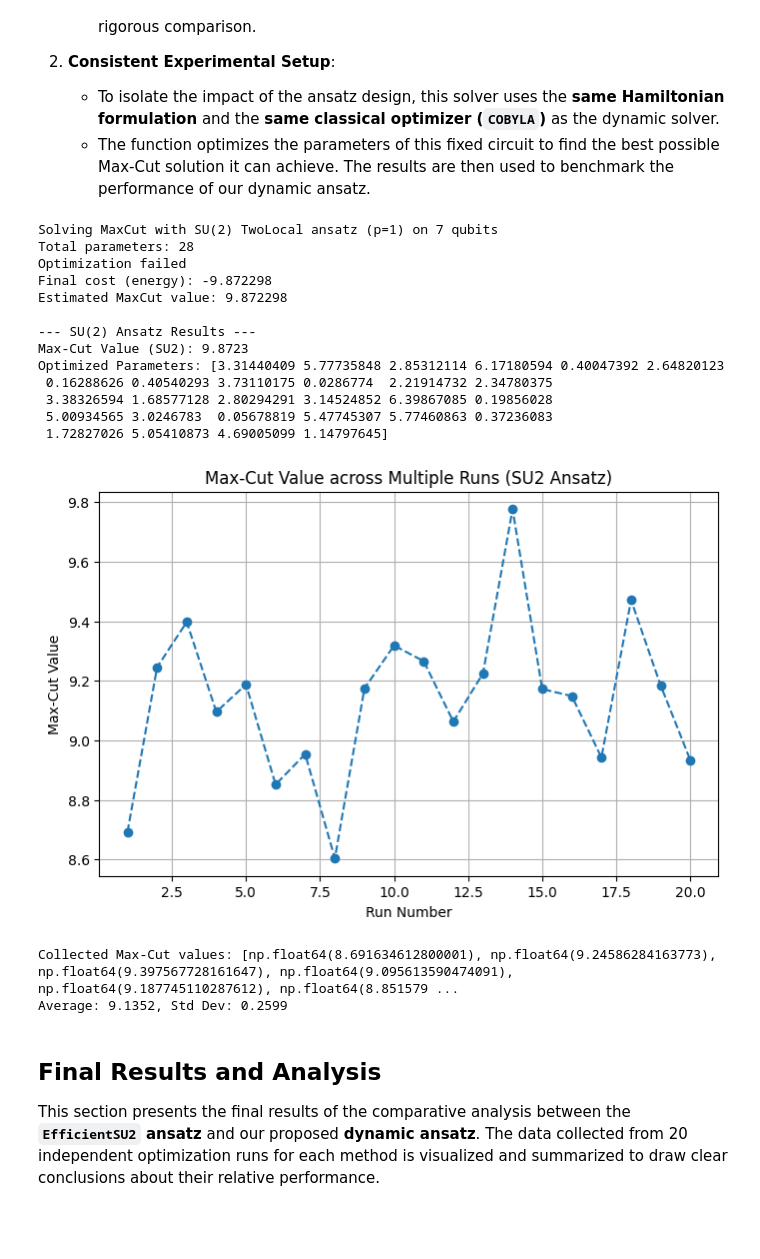
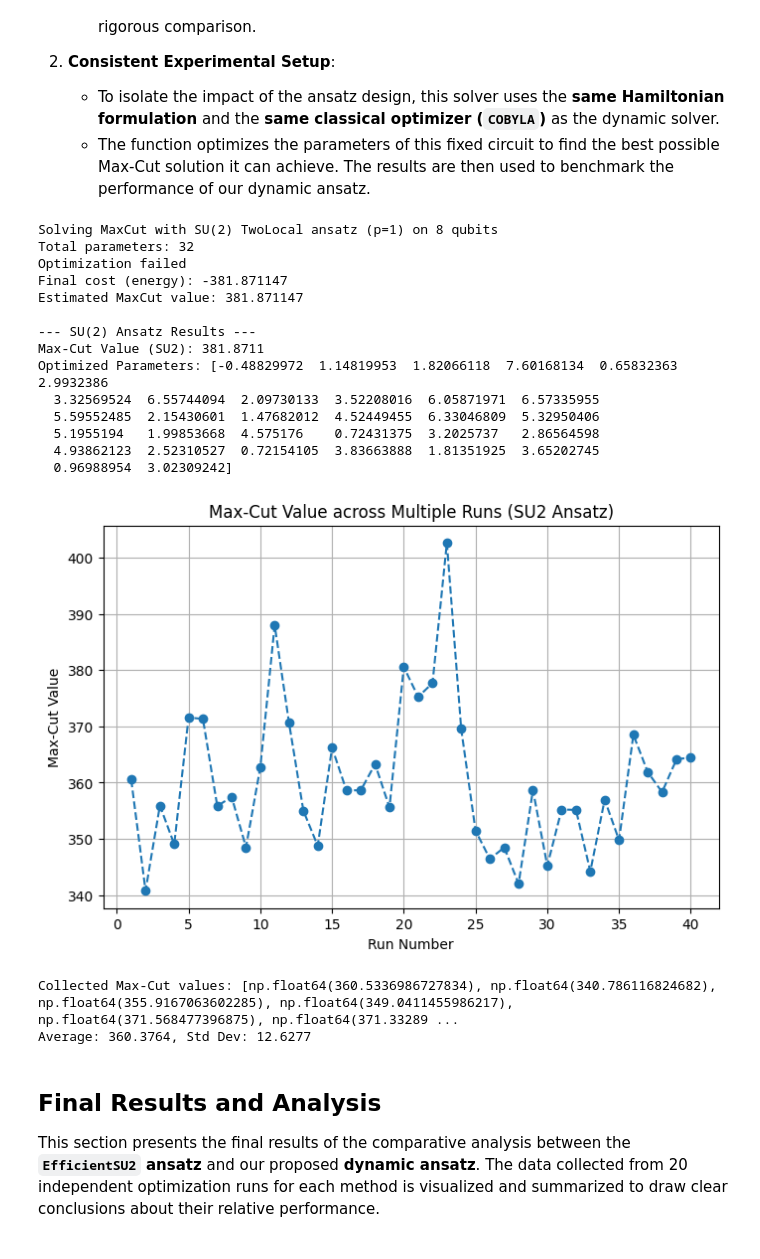
Before and after one commit to alan-ajay/Summer-internship-2025, a Jupyter notebook: ansatz_engineering.ipynb, the cells around one changed output. Saved outputs shown, nothing was run; the diff lists cells and outputs as text; code cells hidden in the pictures.

Commit message:
results code changed

```diff
--- a/ansatz_engineering.ipynb
+++ b/ansatz_engineering.ipynb
@@ -932,7 +932,7 @@ The function executes the following steps to provide a clear performance benchma
     * It calculates the **approximation ratio** (`Quantum Cut / Classical Cut`) to quantify how close the VQE result is to the optimal solution.
     * Finally, it generates visualizations of the graph partitions found by both methods.
 # %%
-def compare_quantum_vs_bruteforce(num_nodes=8, graph_type='complete', reps=1, max_iter=20):
+def compare_quantum_vs_bruteforce(num_nodes, graph_type='complete', reps=1, max_iter=20):
     print("=== Quantum vs Classical Max-Cut Comparison ===\n")
 
     # Step 1: Create graph
@@ -950,7 +950,7 @@ def compare_quantum_vs_bruteforce(num_nodes=8, graph_type='complete', reps=1, ma
     cut_values = quantum_solver.sample_solutions(
         quantum_result['ansatz'],
         quantum_result['parameters'],
-        shots=1024
+        shots=50
     )
 
     # Find best bitstring among samples
@@ -988,11 +988,11 @@ def compare_quantum_vs_bruteforce(num_nodes=8, graph_type='complete', reps=1, ma
         'bitstring_quantum': best_bitstring,
         'bitstring_classical': classical_result['bitstring'],
         'Quantum Solver': quantum_solver,
-        'Graph': graph
+        'Graph': graph,
     }
 
 # Run comparison
-results = compare_quantum_vs_bruteforce(num_nodes=7, graph_type='complete', reps=1, max_iter=40)
+results = compare_quantum_vs_bruteforce(num_nodes=8, graph_type='complete', reps=1, max_iter=40)
 # %% [output]
 === Quantum vs Classical Max-Cut Comparison ===
 
@@ -1130,47 +1135,48 @@ print(f"Max-Cut Value (SU2): {su2_results['cut_value']:.4f}")
 print(f"Optimized Parameters: {su2_results['parameters']}")
 # print(f"Function Eval Count: {su2_results['optimizer_result'].nfev}")
 # %% [output]
-Solving MaxCut with SU(2) TwoLocal ansatz (p=1) on 7 qubits
-Total parameters: 28
+Solving MaxCut with SU(2) TwoLocal ansatz (p=1) on 8 qubits
+Total parameters: 32
 Optimization failed
-Final cost (energy): -9.872298
-Estimated MaxCut value: 9.872298
+Final cost (energy): -381.871147
+Estimated MaxCut value: 381.871147
 
 --- SU(2) Ansatz Results ---
-Max-Cut Value (SU2): 9.8723
-Optimized Parameters: [3.31440409 5.77735848 2.85312114 6.17180594 0.40047392 2.64820123
- 0.16288626 0.40540293 3.73110175 0.0286774  2.21914732 2.34780375
- 3.38326594 1.68577128 2.80294291 3.14524852 6.39867085 0.19856028
- 5.00934565 3.0246783  0.05678819 5.47745307 5.77460863 0.37236083
- 1.72827026 5.05410873 4.69005099 1.14797645]
+Max-Cut Value (SU2): 381.8711
+Optimized Parameters: [-0.48829972  1.14819953  1.82066118  7.60168134  0.65832363  2.9932386
+  3.32569524  6.55744094  2.09730133  3.52208016  6.05871971  6.57335955
+  5.59552485  2.15430601  1.47682012  4.52449455  6.33046809  5.32950406
+  5.1955194   1.99853668  4.575176    0.72431375  3.2025737   2.86564598
+  4.93862123  2.52310527  0.72154105  3.83663888  1.81351925  3.65202745
+  0.96988954  3.02309242]
 # %%
 import matplotlib.pyplot as plt
 
 # Number of repetitions
-num_runs = 20
+num_runs = 40
 cut_values = []
 
 for i in range(num_runs):
     # print(f"\n=== Run {i+1} ===")
     su2_results = solve_with_su2_ansatz(graph, p=2, maxiter=50, verbose=False)
     cut_values.append(su2_results['cut_value'])
 
 # Plotting the cut values
 plt.figure(figsize=(8, 5))
 plt.plot(range(1, num_runs+1), cut_values, marker='o', linestyle='--')
 plt.title('Max-Cut Value across Multiple Runs (SU2 Ansatz)')
 plt.xlabel('Run Number')
 plt.ylabel('Max-Cut Value')
 plt.grid(True)
 plt.show()
 
 # Optional: print all values
 print("\nCollected Max-Cut values:", cut_values)
 print(f"Average: {np.mean(cut_values):.4f}, Std Dev: {np.std(cut_values):.4f}")
 # %% [output]
-[figure, old version]
+[figure, new version]
-Collected Max-Cut values: [np.float64(8.691634612800001), np.float64(9.24586284163773), np.float64(9.397567728161647), np.float64(9.095613590474091), np.float64(9.187745110287612), np.float64(8.851579 ...
-Average: 9.1352, Std Dev: 0.2599
+Collected Max-Cut values: [np.float64(360.5336986727834), np.float64(340.786116824682), np.float64(355.9167063602285), np.float64(349.0411455986217), np.float64(371.568477396875), np.float64(371.33289 ...
+Average: 360.3764, Std Dev: 12.6277
 # %% [markdown]
 ## Final Results and Analysis
 
```
Also changed, not shown: parts of 6 cells of this notebook.
